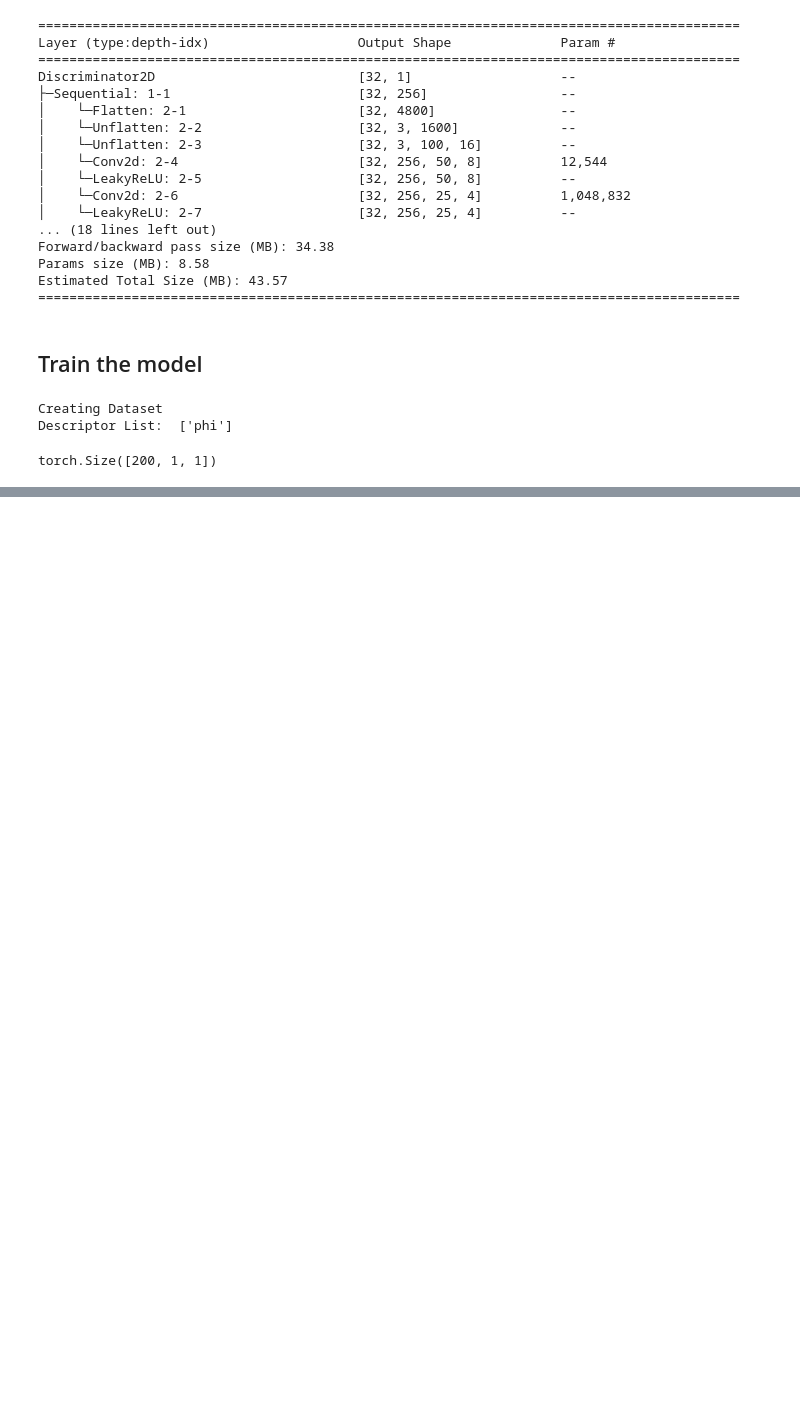
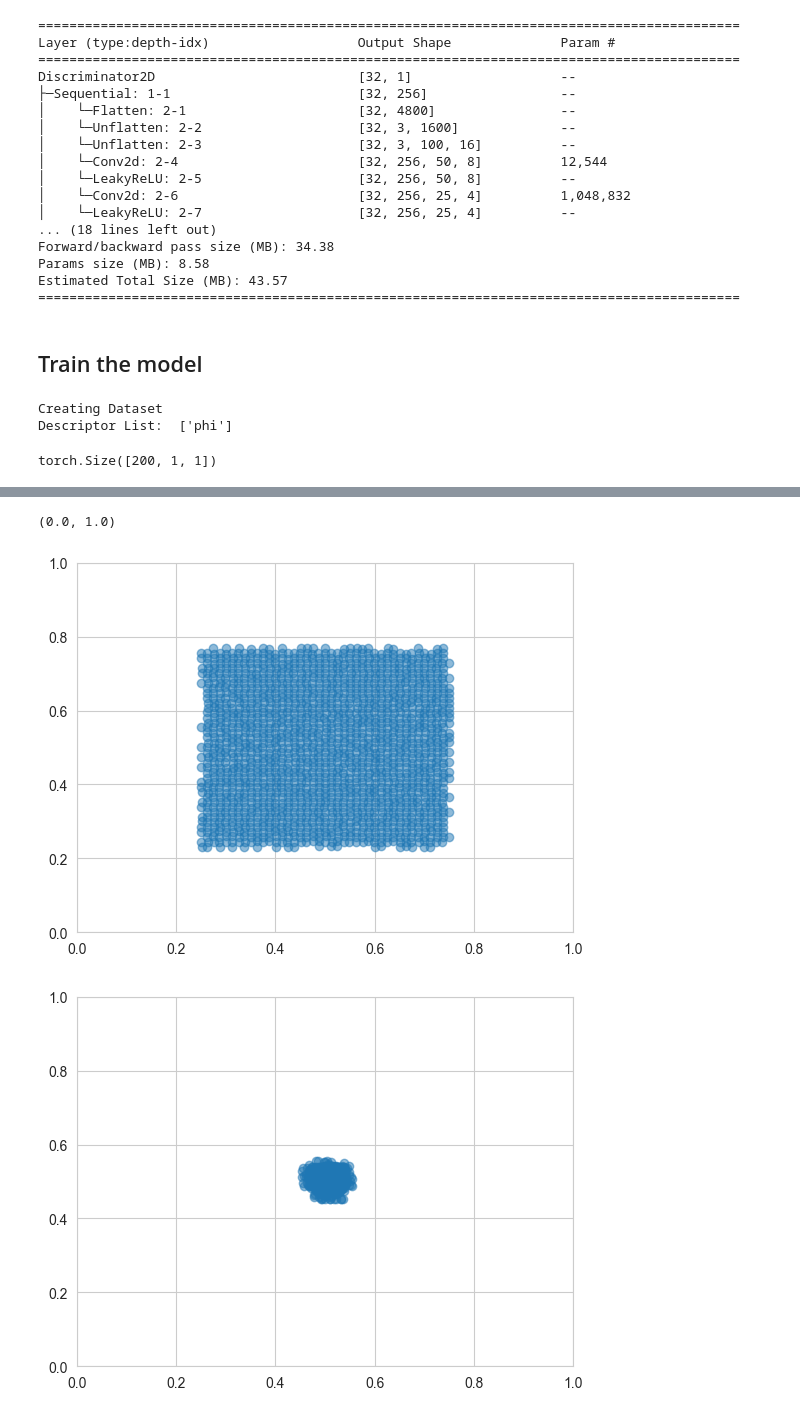
Before and after one commit to Veikko-Saikkonen/hard-spheres, a Jupyter notebook: Notebooks/Hardspheres_v2_simple_lattice.ipynb, the cells around one changed output, grey strips where cells are left out. Saved outputs shown, nothing was run; the diff lists cells and outputs as text; code cells hidden in the pictures; blank space fills up the shorter version.

```diff
--- a/Notebooks/Hardspheres_v2_simple_lattice.ipynb
+++ b/Notebooks/Hardspheres_v2_simple_lattice.ipynb
@@ -436,0 +477,48 @@ plot_pointcloud(_out, plot_radius=False)
+# %%
+real_labels = torch.ones_like(sample_x).squeeze(-1) - 0.1
+fake_labels = torch.zeros_like(sample_x).squeeze(-1) + 0.1
+
+bce = nn.BCELoss()
+
+fake_images = gan.generate(sample_x).to("mps")
+real_images = sample_y_mps
+
+real_outputs = gan.discriminator(real_images).cpu()
+fake_outputs = gan.discriminator(fake_images).cpu()
+
+d_loss = bce(real_outputs, real_labels) + bce(
+    fake_outputs, fake_labels
+)
+
+# Gradient penalty term
+alpha = torch.rand(real_images.size(0), 1, 1).to(real_images.device)
+interpolates_coord = alpha * real_images + (1 - alpha) * fake_images
+interpolates_coord.requires_grad_(True)
+d_interpolates_coord = discriminator(interpolates_coord)
+
+grad_outputs_coord = torch.ones(d_interpolates_coord.size()).to(
+    real_images.device
+)
+
+gradients = torch.autograd.grad(
+    outputs=d_interpolates_coord,
+    inputs=interpolates_coord,
+    grad_outputs=grad_outputs_coord,
+    create_graph=True,
+    retain_graph=True,
+    only_inputs=True,
+)[0]
+# %%
+plot_pointcloud(real_images[0].cpu().detach(), plot_radius=False)
+plt.xlim(0,1)
+plt.ylim(0,1)
+plot_pointcloud(fake_images[0].cpu().detach(), plot_radius=False)
+plt.xlim(0,1)
+plt.ylim(0,1)
+plot_pointcloud(interpolates_coord[0].cpu().detach(), plot_radius=False)
+plt.xlim(0,1)
+plt.ylim(0,1)
+# %% [output]
+(0.0, 1.0)
+[figure, added]
+[figure, added]
```
Also changed, not shown: parts of 11 cells of this notebook.
